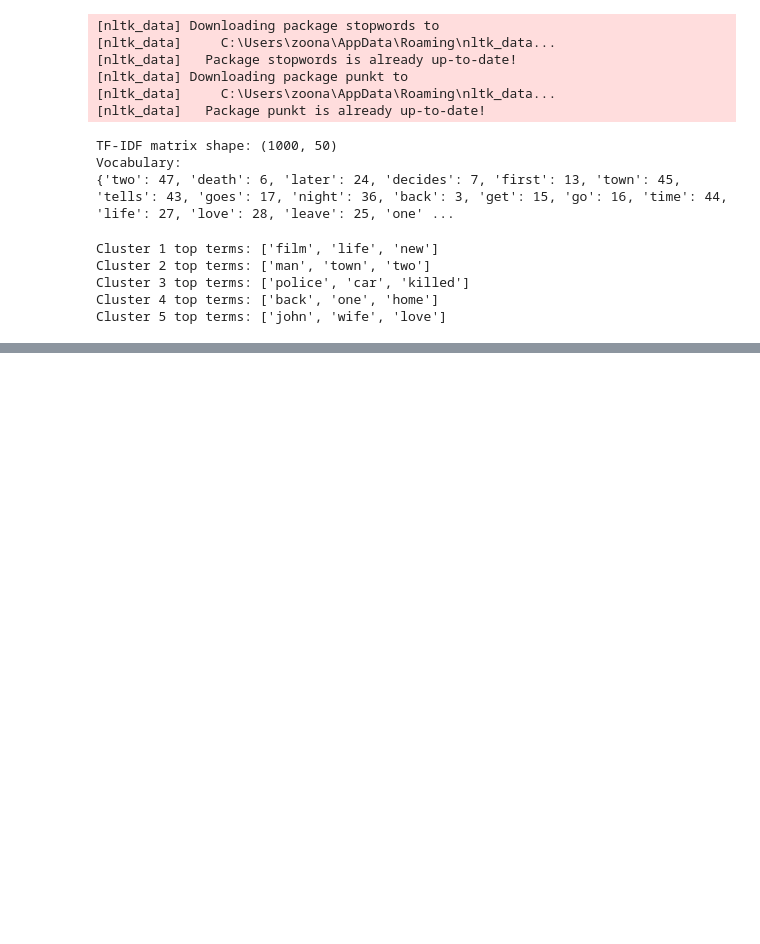
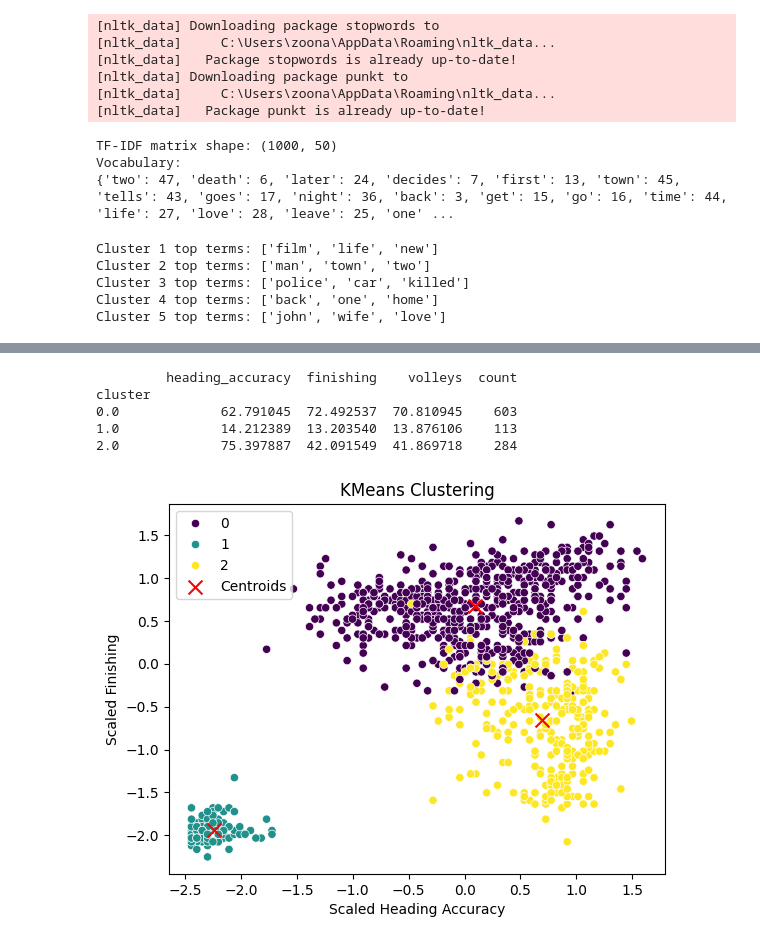
Before and after one commit to zoonalink/sandbox, a Jupyter notebook: Python/datacamp-ml-scientist/cluster-analysis-python/4-real-world.ipynb, the cells around one changed output, grey strips where cells are left out. Saved outputs shown, nothing was run; the diff lists cells and outputs as text; code cells hidden in the pictures; blank space fills up the shorter version.

Commit message:
cluster analysis wrap up

```diff
--- a/Python/datacamp-ml-scientist/cluster-analysis-python/4-real-world.ipynb
+++ b/Python/datacamp-ml-scientist/cluster-analysis-python/4-real-world.ipynb
@@ -636,0 +668,62 @@ Cluster 5 top terms: ['john', 'wife', 'love']
+# %%
+import numpy as np
+import pandas as pd
+import seaborn as sns
+import matplotlib.pyplot as plt
+from scipy.cluster.vq import kmeans, vq
+from sklearn.preprocessing import StandardScaler
+
+# Load the data
+fifa = pd.read_csv('fifa_18_sample_data.csv')
+
+# Select the relevant columns
+features = ['heading_accuracy', 'finishing', 'volleys']
+data = fifa[features].dropna()
+
+# Scale the data
+scaler = StandardScaler()
+data_scaled = scaler.fit_transform(data)
+
+# Perform k-means clustering
+centroids, distortion = kmeans(data_scaled, 3)
+
+# Assign each sample to a cluster
+cluster_labels, _ = vq(data_scaled, centroids)
+
+# Add scaled values and cluster labels to the DataFrame
+fifa['scaled_heading_accuracy'] = np.nan
+fifa['scaled_finishing'] = np.nan
+fifa['scaled_volleys'] = np.nan
+fifa.loc[data.index, 'scaled_heading_accuracy'] = data_scaled[:, 0]
+fifa.loc[data.index, 'scaled_finishing'] = data_scaled[:, 1]
+fifa.loc[data.index, 'scaled_volleys'] = data_scaled[:, 2]
+fifa.loc[data.index, 'cluster'] = cluster_labels
+
+# Group by cluster and calculate the mean of the original features
+# Group by cluster and calculate the mean of the original features
+grouped = fifa.groupby('cluster')[features].mean()
+
+# Add the value counts for each cluster as a column
+cluster_counts = fifa['cluster'].value_counts().sort_index()
+grouped['count'] = cluster_counts.values
+
+# Print the grouped means
+print(grouped)
+
+
+
+# Plot the clusters
+sns.scatterplot(x=data_scaled[:, 0], y=data_scaled[:, 1], hue=cluster_labels, palette='viridis')
+plt.scatter(centroids[:, 0], centroids[:, 1], c='red', marker='x', s=100, label='Centroids')
+plt.legend()
+plt.title('KMeans Clustering')
+plt.xlabel('Scaled Heading Accuracy')
+plt.ylabel('Scaled Finishing')
+plt.show()
+# %% [output]
+         heading_accuracy  finishing    volleys  count
+cluster
+0.0             62.791045  72.492537  70.810945    603
+1.0             14.212389  13.203540  13.876106    113
+2.0             75.397887  42.091549  41.869718    284
+[figure, added]
```
Also changed, not shown: parts of 10 cells of this notebook.
